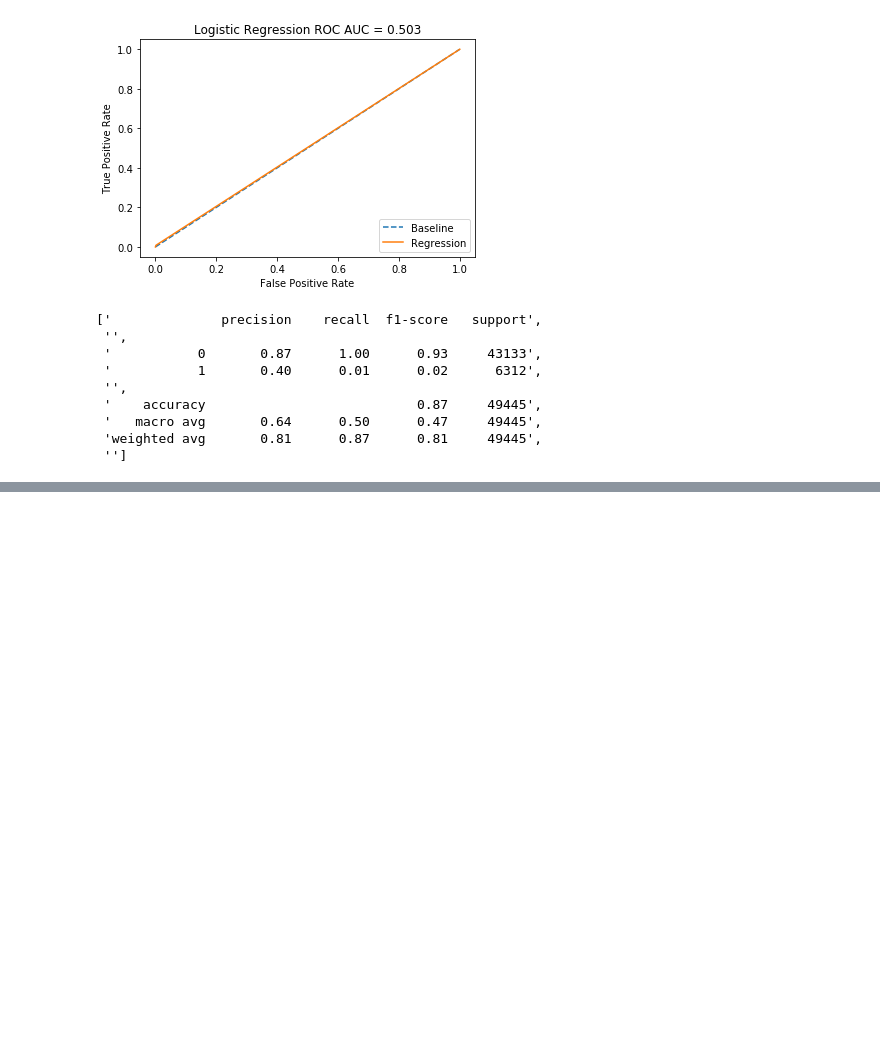
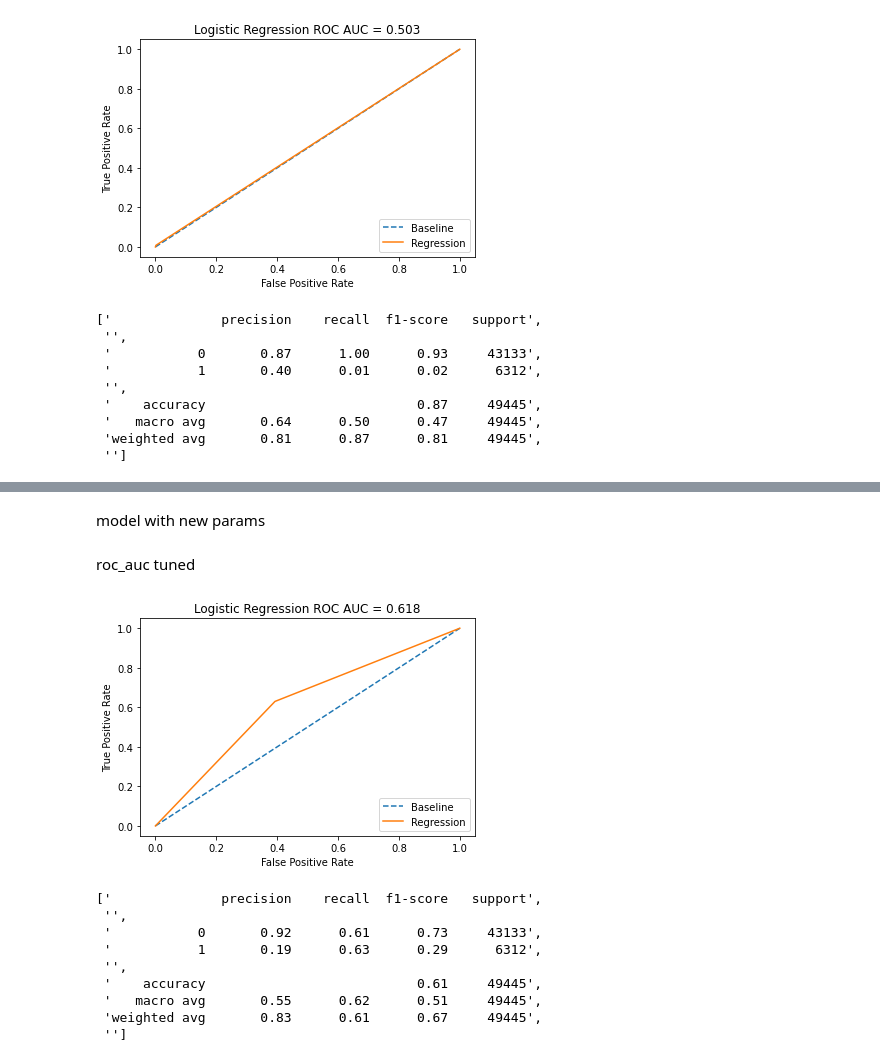
Before and after one commit to XelorR/sf_project_5, a Jupyter notebook: overview_pp_skillfactory_tasks.ipynb, the cells around one changed output, grey strips where cells are left out. Drawn from its saved outputs; the diff is of its cells as text; code cells hidden in the pictures; blank space fills up the shorter version.

```diff
--- a/overview_pp_skillfactory_tasks.ipynb
+++ b/overview_pp_skillfactory_tasks.ipynb
@@ -363,0 +445,37 @@ show_classification_details(y_train, y_pred_on_train)
+# %% [markdown]
+model with new params
+# %%
+model = LogisticRegression(
+    class_weight="balanced",
+    dual=False,
+    fit_intercept=True,
+    intercept_scaling=1,
+    l1_ratio=None,
+    max_iter=50,
+    multi_class="ovr",
+    n_jobs=None,
+    penalty="l2",
+    random_state=None,
+    solver="saga",
+    tol=0.001,
+    verbose=0,
+    warm_start=False,
+).fit(X_train, y_train)
+# %%
+y_pred_on_train = model.predict(X_train)
+y_pred_on_validation = model.predict(X_validation)
+# %% [markdown]
+roc_auc tuned
+# %%
+show_classification_details(y_train, y_pred_on_train)
+# %% [output]
+[figure, added]
+['              precision    recall  f1-score   support',
+ '',
+ '           0       0.92      0.61      0.73     43133',
+ '           1       0.19      0.63      0.29      6312',
+ '',
+ '    accuracy                           0.61     49445',
+ '   macro avg       0.55      0.62      0.51     49445',
+ 'weighted avg       0.83      0.61      0.67     49445',
+ '']
```
Also changed, not shown: parts of 11 cells of this notebook.
